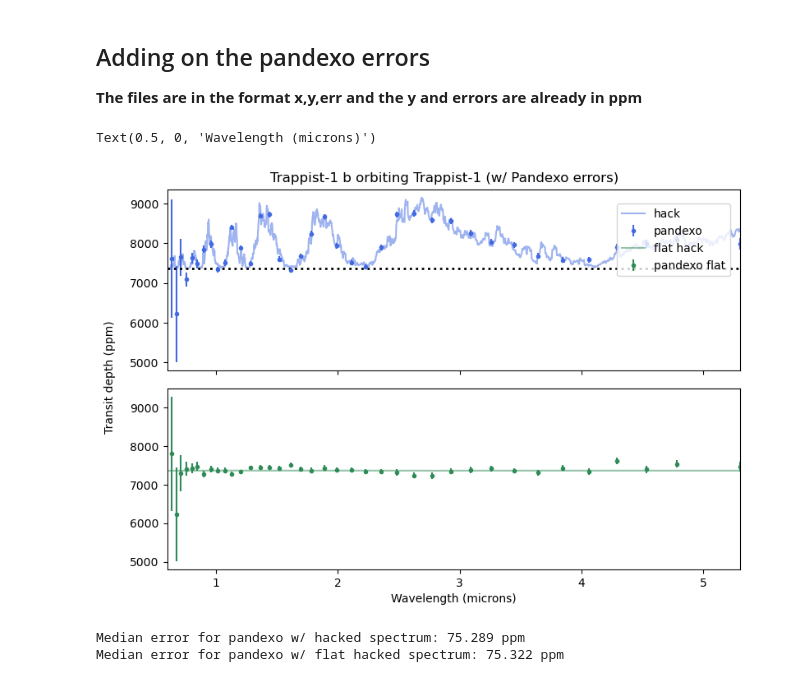
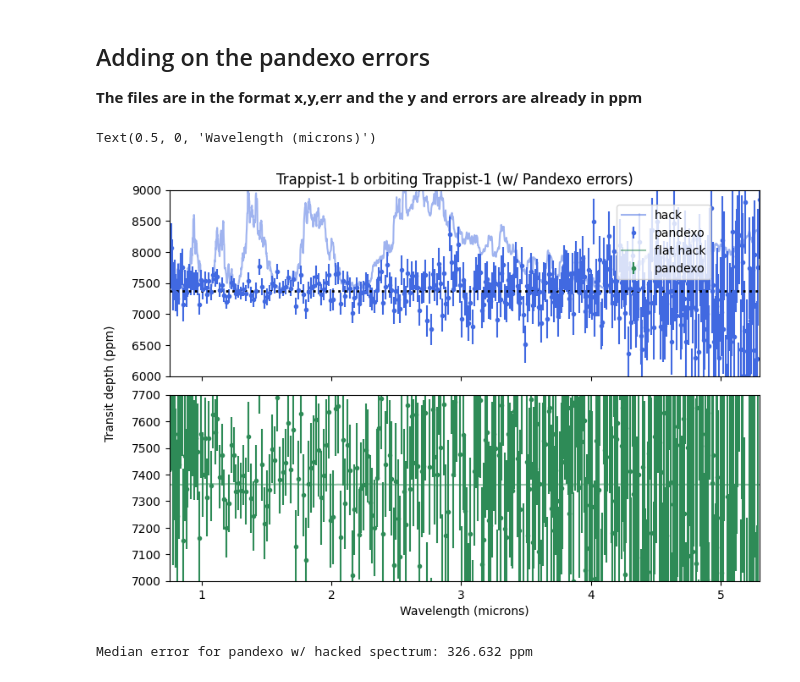
Before and after one commit to steph-coffey/first-year-project, a Jupyter notebook: hacking trappist.ipynb, the cells around one changed output. Cells and saved outputs as stored; diff of their text form; code cells hidden in the pictures.

Commit message:
working on some error binning code (not finished)

```diff
--- a/hacking trappist.ipynb
+++ b/hacking trappist.ipynb
@@ -185,37 +185,33 @@ np.savetxt("./pandexo_input_spectra/flat_trappist_hacked_spectrum.txt", flat_tra
 ## Adding on the pandexo errors
 **The files are in the format x,y,err and the y and errors are already in ppm**
 # %%
-pandexo_hacked_errs      = np.loadtxt('./pandexo_output/pandexo_hacked_errs.txt').T
-pandexo_flat_hacked_errs = np.loadtxt('./pandexo_output/pandexo_flat_hacked_errs.txt').T
+pandexo_errs = np.loadtxt('./pandexo_output/pandexo_errs.txt').T
 # %%
-# added a couple invisible axis elements to give space b/w last two plots while
-# closing the space between the first two
 fig, axs = plt.subplots(2, 1, figsize = (9,6), sharex = True)
 fig.subplots_adjust(hspace = 0.1)
-axs[0].set_xlim(0.6, 5.3)
+axs[1].set_xlim(0.75, 5.3)
+axs[0].set_ylim(6000,9000)
+axs[1].set_ylim(7000,7700)
 
 # Spectra
 axs[0].plot(wave, smooth_hacked_spec, c = 'royalblue', alpha = 0.5)
 axs[1].plot(wave, smooth_flat_hacked_spec, c = 'seagreen', alpha = 0.5)
-axs[0].errorbar(pandexo_hacked_errs[0], pandexo_hacked_errs[1],
-                pandexo_hacked_errs[2], fmt = '.', c = 'royalblue')
-axs[1].errorbar(pandexo_flat_hacked_errs[0], pandexo_flat_hacked_errs[1],
-                pandexo_flat_hacked_errs[2], fmt = '.', c = 'seagreen')
+axs[0].errorbar(pandexo_errs[0], pandexo_errs[1], pandexo_errs[2], fmt = '.', c = 'royalblue')
+axs[1].errorbar(pandexo_errs[0], pandexo_errs[1], pandexo_errs[2], fmt = '.', c = 'seagreen')
+
 
 # Plotting fixed transit depth to compare
 axs[0].axhline(y = t1bt1_fixed_depth, c = 'black', ls = 'dotted', lw = 2, label = '_nolegend_')
 
 # Labels
-fig.legend(['hack','pandexo', 'flat hack', 'pandexo flat'], loc = (0.775,0.75))
+fig.legend(['hack','pandexo', 'flat hack', 'pandexo'], loc = (0.775,0.75))
 fig.suptitle('Trappist-1 b orbiting Trappist-1 (w/ Pandexo errors)', y = 0.915)
 fig.text(0.04, 0.5, 'Transit depth (ppm)', va='center', rotation='vertical')
 axs[1].set_xlabel('Wavelength (microns)')
 # %% [output]
 Text(0.5, 0, 'Wavelength (microns)')
-[figure, old version]
+[figure, new version]
 # %%
-print(f'Median error for pandexo w/ hacked spectrum: {np.median(pandexo_hacked_errs[2]):.3f} ppm')
-print(f'Median error for pandexo w/ flat hacked spectrum: {np.median(pandexo_flat_hacked_errs[2]):.3f} ppm')
+print(f'Median error for pandexo w/ hacked spectrum: {np.median(pandexo_errs[2]):.3f} ppm')
 # %% [output]
-Median error for pandexo w/ hacked spectrum: 75.289 ppm
-Median error for pandexo w/ flat hacked spectrum: 75.322 ppm
+Median error for pandexo w/ hacked spectrum: 326.632 ppm
```
Also changed, not shown: parts of 1 cell of this notebook, 7 other files.
